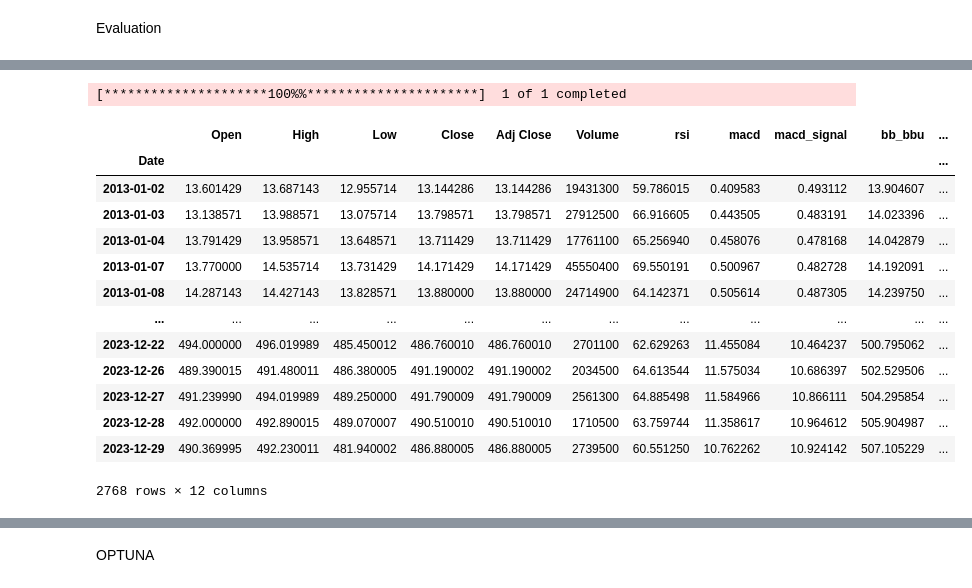
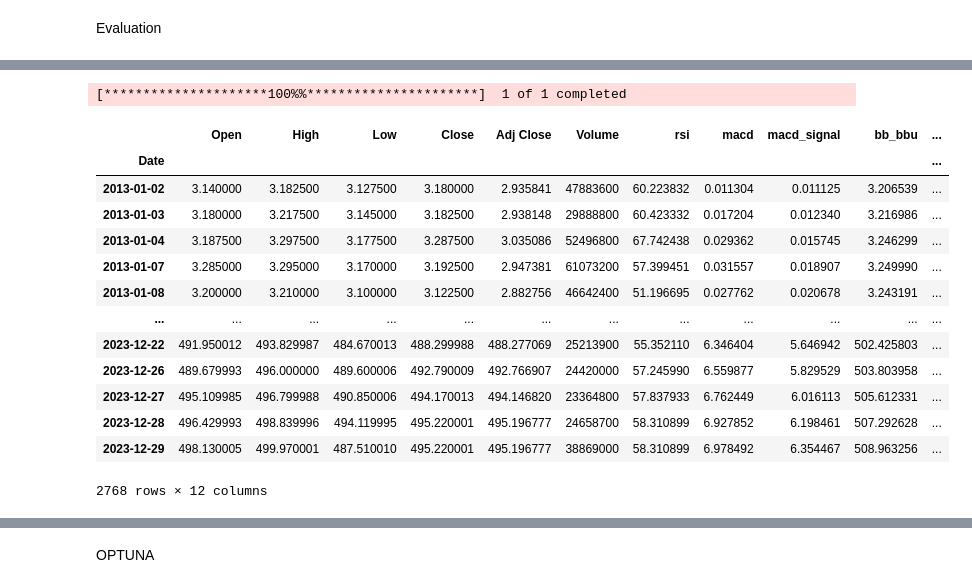
Before and after one commit to pierouc/Mem-ind, a Jupyter notebook: RL del gran pisky.ipynb, the cells around one changed output, grey strips where cells are left out. Cells and saved outputs as stored; diff of their text form; code cells hidden in the pictures.

```diff
--- a/RL del gran pisky.ipynb
+++ b/RL del gran pisky.ipynb
@@ -271,35 +258,35 @@ Using cpu device
 # %%
 
-data = yf.download('NFLX', start='2012-01-01', end= '2024-01-01',interval="1d")
+data = yf.download('NVDA', start='2012-01-01', end= '2024-01-01',interval="1d")
 prices = np.array(data['Adj Close'].values) #Adj Close prices
 dates = np.array(data.index.values).astype('datetime64[ns]') #Dates
 data['rsi'] = TA.RSI(data,14,column='adj close') #Relative Strength Index (RSI)
 data['macd'] = TA.MACD(data,column='adj close')['MACD'] #MACD Line
 data['macd_signal'] = TA.MACD(data, column='adj close')['SIGNAL'] #MACD Signal Line
 # data['bb_bbm'] = TA.BBANDS(data, column='adj close')['BB_MIDDLE'] #Bollinger Bands (BB) middle band (BBM)
 data['bb_bbu'] = TA.BBANDS(data, column='adj close')['BB_UPPER'] #Bollinger Bands (BB) upper band (BBU)
 data['bb_bbl'] = TA.BBANDS(data,column='adj close')['BB_LOWER'] #Bollinger Bands (BB) lower band (BBL)
 # data['bb_width'] = TA.BBWIDTH(data,column='adj close') #Bollinger Bands (BB) width
 data['obv'] = TA.OBV(data,'adj close') #On Balance Volume (OBV)
 
 data.fillna(0, inplace=True)
 data = data[data.index > '2013-01-01']
 data
 # %% [output]
 [*********************100%%**********************]  1 of 1 completed
 |  | Open | High | Low | Close | Adj Close | Volume | rsi | macd | macd_signal | bb_bbu | ... |
 | Date |  |  |  |  |  |  |  |  |  |  | ... |
-| 2013-01-02 | 13.601429 | 13.687143 | 12.955714 | 13.144286 | 13.144286 | 19431300 | 59.786015 | 0.409583 | 0.493112 | 13.904607 | ... |
-| 2013-01-03 | 13.138571 | 13.988571 | 13.075714 | 13.798571 | 13.798571 | 27912500 | 66.916605 | 0.443505 | 0.483191 | 14.023396 | ... |
-| 2013-01-04 | 13.791429 | 13.958571 | 13.648571 | 13.711429 | 13.711429 | 17761100 | 65.256940 | 0.458076 | 0.478168 | 14.042879 | ... |
-| 2013-01-07 | 13.770000 | 14.535714 | 13.731429 | 14.171429 | 14.171429 | 45550400 | 69.550191 | 0.500967 | 0.482728 | 14.192091 | ... |
-| 2013-01-08 | 14.287143 | 14.427143 | 13.828571 | 13.880000 | 13.880000 | 24714900 | 64.142371 | 0.505614 | 0.487305 | 14.239750 | ... |
+| 2013-01-02 | 3.140000 | 3.182500 | 3.127500 | 3.180000 | 2.935841 | 47883600 | 60.223832 | 0.011304 | 0.011125 | 3.206539 | ... |
+| 2013-01-03 | 3.180000 | 3.217500 | 3.145000 | 3.182500 | 2.938148 | 29888800 | 60.423332 | 0.017204 | 0.012340 | 3.216986 | ... |
+| 2013-01-04 | 3.187500 | 3.297500 | 3.177500 | 3.287500 | 3.035086 | 52496800 | 67.742438 | 0.029362 | 0.015745 | 3.246299 | ... |
+| 2013-01-07 | 3.285000 | 3.295000 | 3.170000 | 3.192500 | 2.947381 | 61073200 | 57.399451 | 0.031557 | 0.018907 | 3.249990 | ... |
+| 2013-01-08 | 3.200000 | 3.210000 | 3.100000 | 3.122500 | 2.882756 | 46642400 | 51.196695 | 0.027762 | 0.020678 | 3.243191 | ... |
 | ... | ... | ... | ... | ... | ... | ... | ... | ... | ... | ... | ... |
-| 2023-12-22 | 494.000000 | 496.019989 | 485.450012 | 486.760010 | 486.760010 | 2701100 | 62.629263 | 11.455084 | 10.464237 | 500.795062 | ... |
-| 2023-12-26 | 489.390015 | 491.480011 | 486.380005 | 491.190002 | 491.190002 | 2034500 | 64.613544 | 11.575034 | 10.686397 | 502.529506 | ... |
-| 2023-12-27 | 491.239990 | 494.019989 | 489.250000 | 491.790009 | 491.790009 | 2561300 | 64.885498 | 11.584966 | 10.866111 | 504.295854 | ... |
-| 2023-12-28 | 492.000000 | 492.890015 | 489.070007 | 490.510010 | 490.510010 | 1710500 | 63.759744 | 11.358617 | 10.964612 | 505.904987 | ... |
-| 2023-12-29 | 490.369995 | 492.230011 | 481.940002 | 486.880005 | 486.880005 | 2739500 | 60.551250 | 10.762262 | 10.924142 | 507.105229 | ... |
+| 2023-12-22 | 491.950012 | 493.829987 | 484.670013 | 488.299988 | 488.277069 | 25213900 | 55.352110 | 6.346404 | 5.646942 | 502.425803 | ... |
+| 2023-12-26 | 489.679993 | 496.000000 | 489.600006 | 492.790009 | 492.766907 | 24420000 | 57.245990 | 6.559877 | 5.829529 | 503.803958 | ... |
+| 2023-12-27 | 495.109985 | 496.799988 | 490.850006 | 494.170013 | 494.146820 | 23364800 | 57.837933 | 6.762449 | 6.016113 | 505.612331 | ... |
+| 2023-12-28 | 496.429993 | 498.839996 | 494.119995 | 495.220001 | 495.196777 | 24658700 | 58.310899 | 6.927852 | 6.198461 | 507.292628 | ... |
+| 2023-12-29 | 498.130005 | 499.970001 | 487.510010 | 495.220001 | 495.196777 | 38869000 | 58.310899 | 6.978492 | 6.354467 | 508.963256 | ... |
 2768 rows × 12 columns
 # %%
 from gym_anytrading.envs import Actions
```
Also changed, not shown: parts of 14 cells of this notebook, 1 other file.
